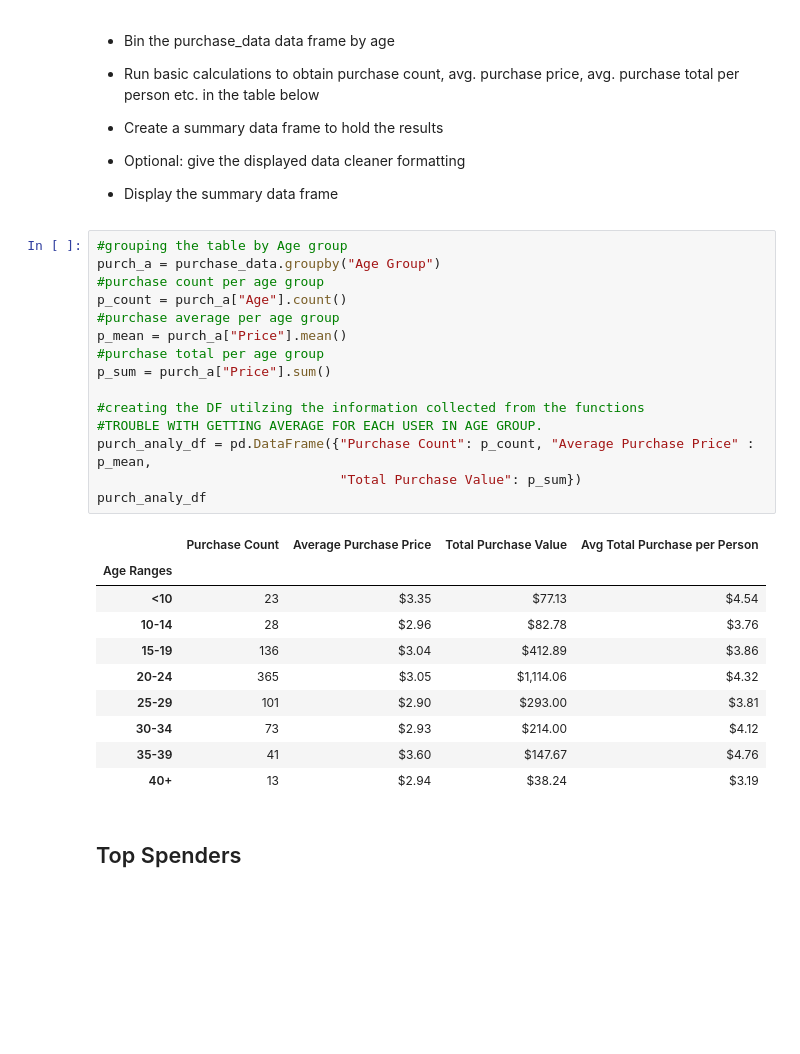
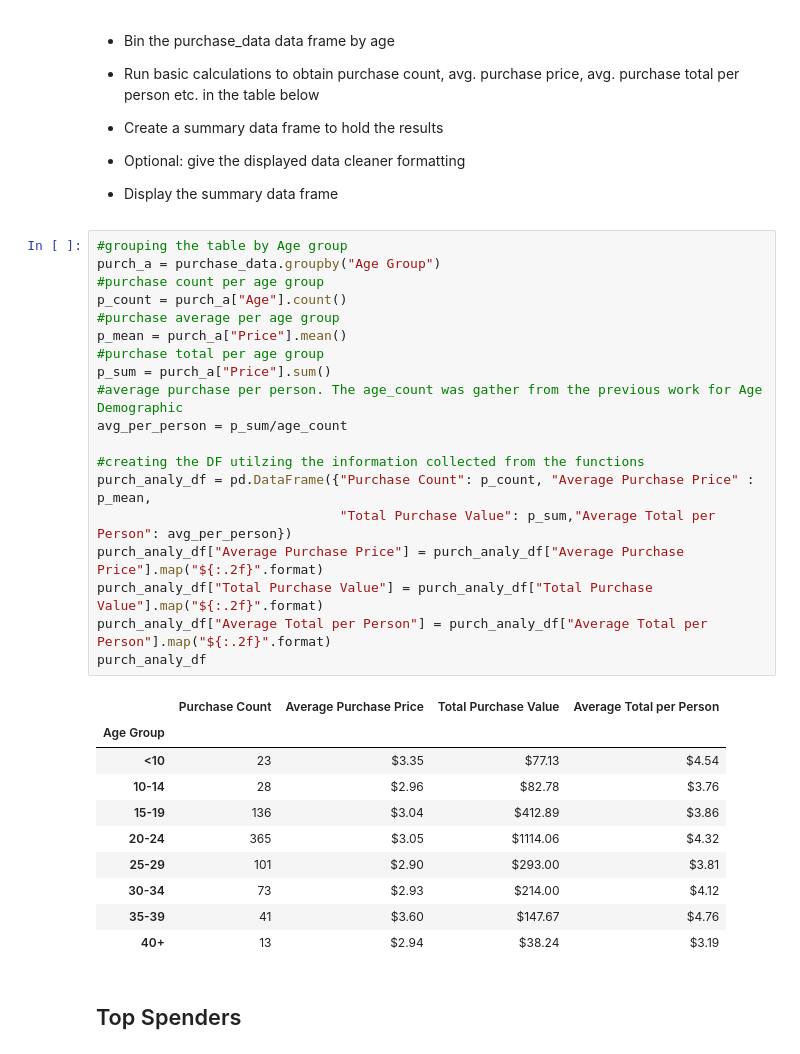
Before and after one commit to saronraut/Panda-Challenge, a Jupyter notebook: HeroesOfPymoli/HeroesOfPymoli_starter.ipynb, the cells around one changed output. Saved outputs shown, nothing was run; the diff lists cells and outputs as text; blank space fills up the shorter version.

Commit message:
with Ceci help, Average per person total was calculated. homework completed, need to polish some scripts to make it more readable

```diff
--- a/HeroesOfPymoli/HeroesOfPymoli_starter.ipynb
+++ b/HeroesOfPymoli/HeroesOfPymoli_starter.ipynb
@@ -255,25 +257,29 @@ Age_df
 # %%
 #grouping the table by Age group
 purch_a = purchase_data.groupby("Age Group")
 #purchase count per age group
 p_count = purch_a["Age"].count()
 #purchase average per age group
 p_mean = purch_a["Price"].mean()
 #purchase total per age group
 p_sum = purch_a["Price"].sum()
+#average purchase per person. The age_count was gather from the previous work for Age Demographic
+avg_per_person = p_sum/age_count
 
 #creating the DF utilzing the information collected from the functions
-#TROUBLE WITH GETTING AVERAGE FOR EACH USER IN AGE GROUP.
 purch_analy_df = pd.DataFrame({"Purchase Count": p_count, "Average Purchase Price" : p_mean,
-                               "Total Purchase Value": p_sum})
+                               "Total Purchase Value": p_sum,"Average Total per Person": avg_per_person})
+purch_analy_df["Average Purchase Price"] = purch_analy_df["Average Purchase Price"].map("${:.2f}".format)
+purch_analy_df["Total Purchase Value"] = purch_analy_df["Total Purchase Value"].map("${:.2f}".format)
+purch_analy_df["Average Total per Person"] = purch_analy_df["Average Total per Person"].map("${:.2f}".format)
 purch_analy_df
 # %% [output]
-|  | Purchase Count | Average Purchase Price | Total Purchase Value | Avg Total Purchase per Person |
-| Age Ranges |  |  |  |  |
+|  | Purchase Count | Average Purchase Price | Total Purchase Value | Average Total per Person |
+| Age Group |  |  |  |  |
 | <10 | 23 | $3.35 | $77.13 | $4.54 |
 | 10-14 | 28 | $2.96 | $82.78 | $3.76 |
 | 15-19 | 136 | $3.04 | $412.89 | $3.86 |
-| 20-24 | 365 | $3.05 | $1,114.06 | $4.32 |
+| 20-24 | 365 | $3.05 | $1114.06 | $4.32 |
 | 25-29 | 101 | $2.90 | $293.00 | $3.81 |
 | 30-34 | 73 | $2.93 | $214.00 | $4.12 |
 | 35-39 | 41 | $3.60 | $147.67 | $4.76 |
```
Also changed, not shown: parts of 5 cells of this notebook, 1 other file.
